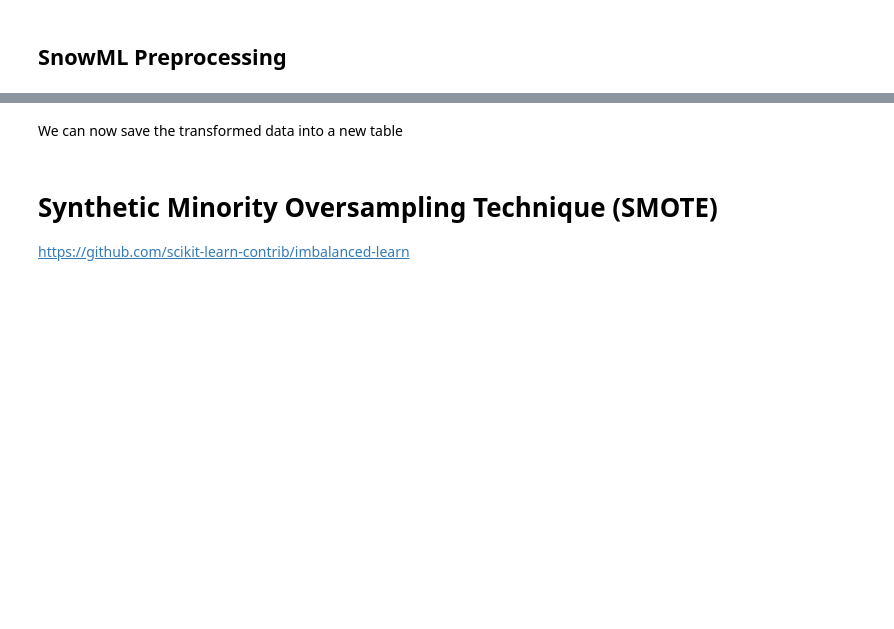
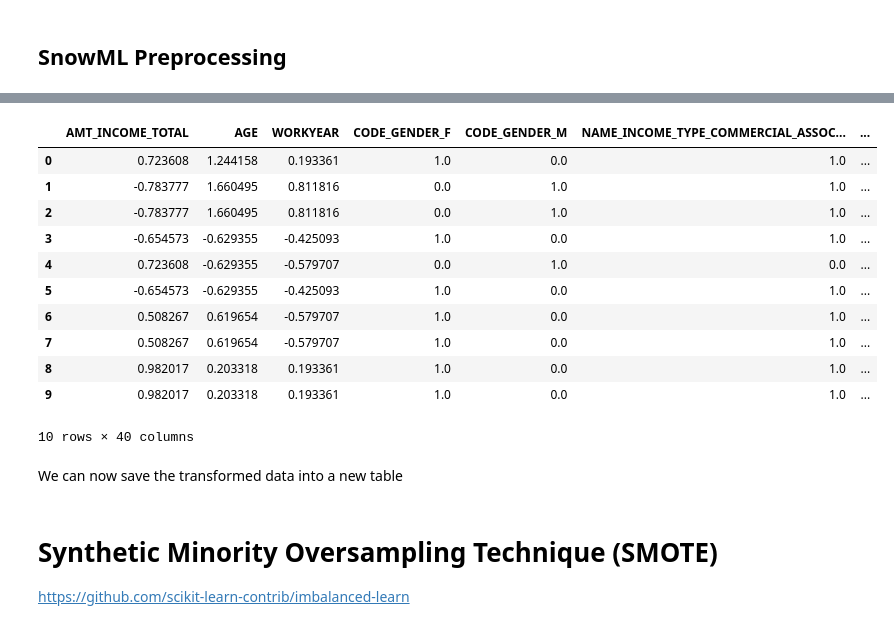
Before and after one commit to Snowflake-Labs/sfguide-getting-started-machine-learning, a Jupyter notebook: hol/1_3_DEMO_full_data_exploration_transformation.ipynb, the cells around one changed output, grey strips where cells are left out. Saved outputs shown, nothing was run; the diff lists cells and outputs as text; code cells hidden in the pictures; blank space fills up the shorter version.

```diff
--- a/hol/1_3_DEMO_full_data_exploration_transformation.ipynb
+++ b/hol/1_3_DEMO_full_data_exploration_transformation.ipynb
@@ -288,3 +479,18 @@ application_record_sdf.show()
+# %%
+application_record_sdf.limit(10).to_pandas()
+# %% [output]
+|  | AMT_INCOME_TOTAL | AGE | WORKYEAR | CODE_GENDER_F | CODE_GENDER_M | NAME_INCOME_TYPE_COMMERCIAL_ASSOC... | ... |
+| 0 | 0.723608 | 1.244158 | 0.193361 | 1.0 | 0.0 | 1.0 | ... |
+| 1 | -0.783777 | 1.660495 | 0.811816 | 0.0 | 1.0 | 1.0 | ... |
+| 2 | -0.783777 | 1.660495 | 0.811816 | 0.0 | 1.0 | 1.0 | ... |
+| 3 | -0.654573 | -0.629355 | -0.425093 | 1.0 | 0.0 | 1.0 | ... |
+| 4 | 0.723608 | -0.629355 | -0.579707 | 0.0 | 1.0 | 0.0 | ... |
+| 5 | -0.654573 | -0.629355 | -0.425093 | 1.0 | 0.0 | 1.0 | ... |
+| 6 | 0.508267 | 0.619654 | -0.579707 | 1.0 | 0.0 | 1.0 | ... |
+| 7 | 0.508267 | 0.619654 | -0.579707 | 1.0 | 0.0 | 1.0 | ... |
+| 8 | 0.982017 | 0.203318 | 0.193361 | 1.0 | 0.0 | 1.0 | ... |
+| 9 | 0.982017 | 0.203318 | 0.193361 | 1.0 | 0.0 | 1.0 | ... |
+10 rows × 40 columns
 # %% [markdown]
 We can now save the transformed data into a new table
 # %%
```
Also changed, not shown: parts of 26 cells of this notebook, 3 other files.
